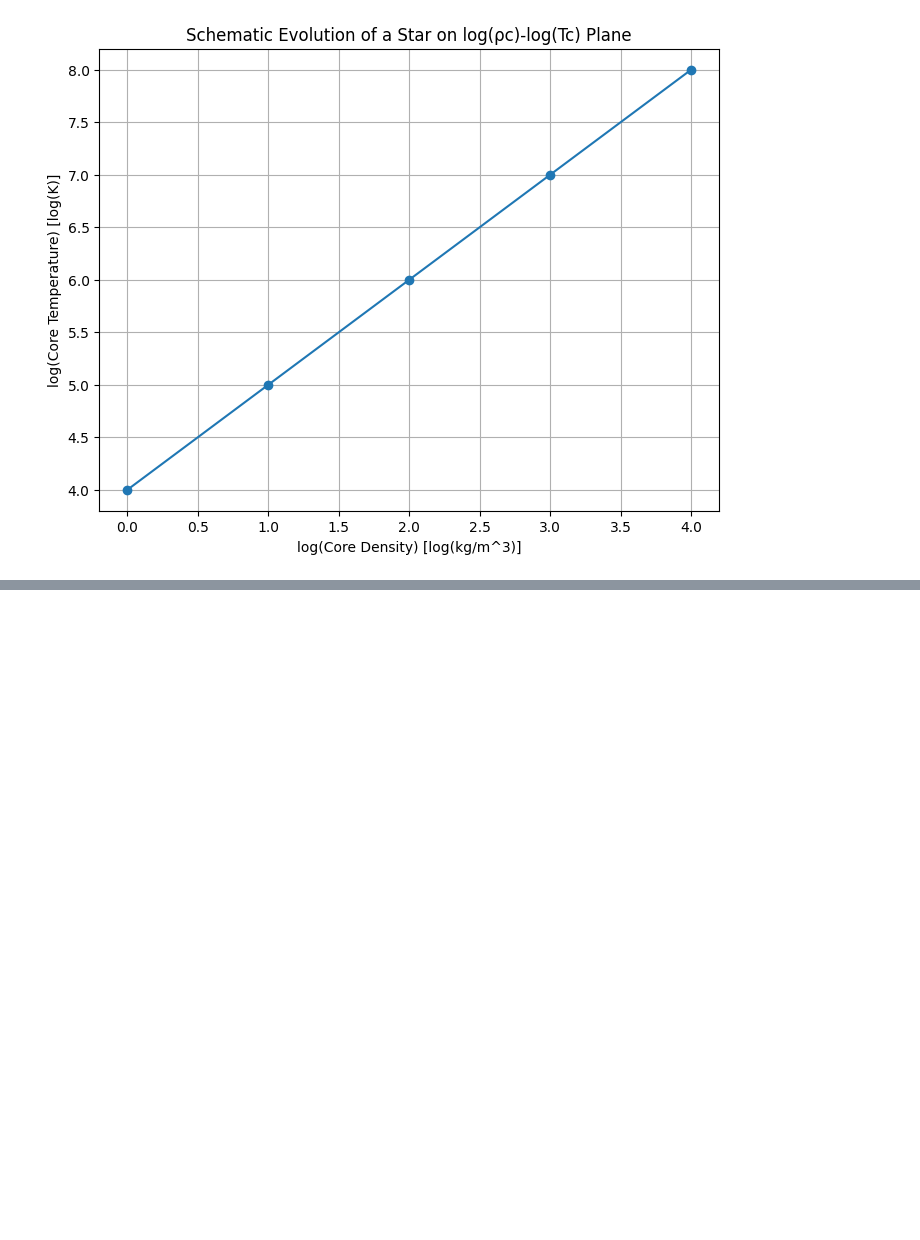
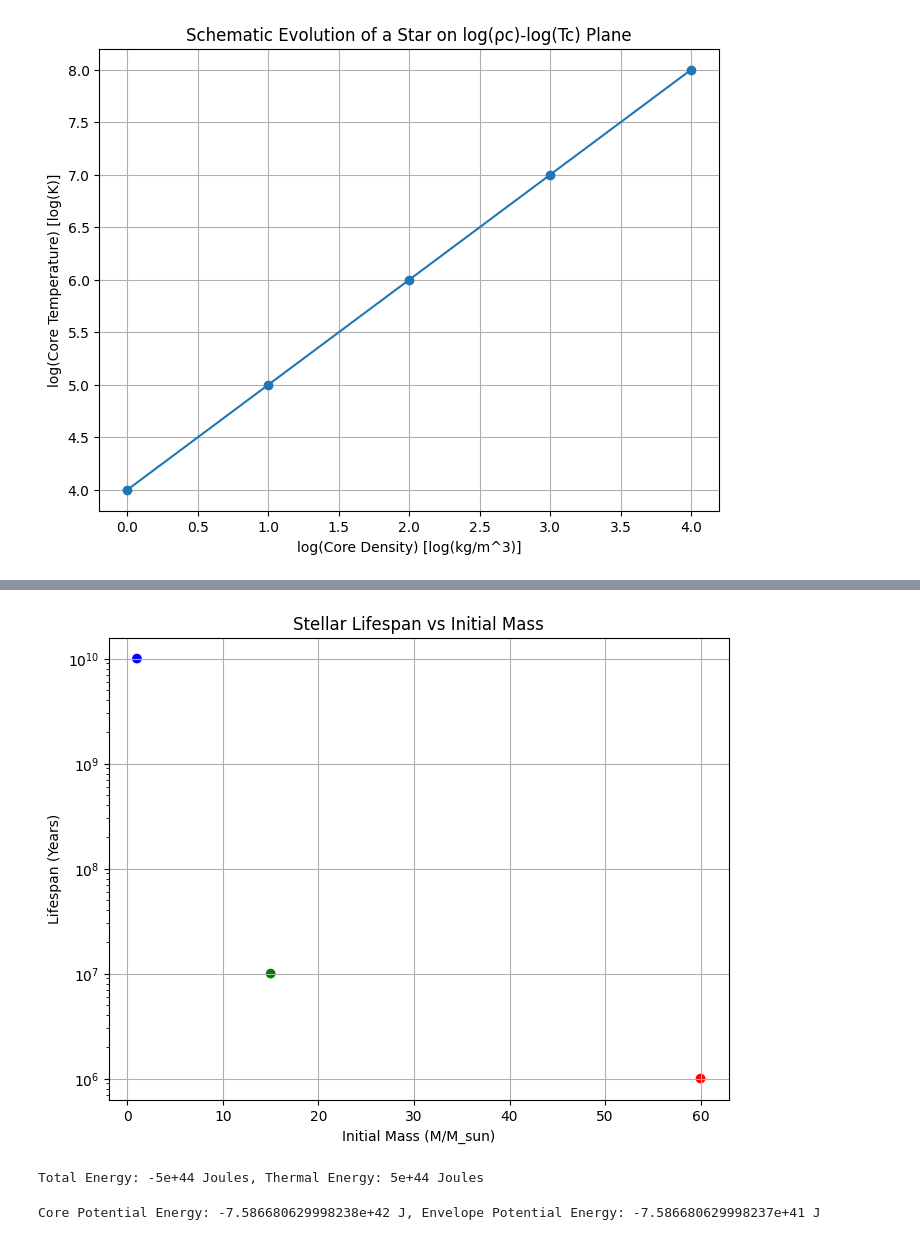
Before and after one commit to Fr4nc3/astrophysics-exercises, a Jupyter notebook: stellar/stellar.ipynb, the cells around one changed output, grey strips where cells are left out. Saved outputs shown, nothing was run; the diff lists cells and outputs as text; code cells hidden in the pictures; blank space fills up the shorter version.

```diff
--- a/stellar/stellar.ipynb
+++ b/stellar/stellar.ipynb
@@ -979,0 +1077,70 @@ plt.show()
+# %%
+import matplotlib.pyplot as plt
+
+# Sample data to represent the lifespan and path on the H-R diagram
+# Note: These are not accurate values and are used for illustrative purposes
+masses = [1, 15, 60]  # Solar masses
+lifespans = [10**10, 10**7, 10**6]  # Lifespans in years
+
+plt.figure(figsize=(8, 6))
+plt.scatter(masses, lifespans, color=['blue', 'green', 'red'])
+plt.xlabel('Initial Mass (M/M_sun)')
+plt.ylabel('Lifespan (Years)')
+plt.title('Stellar Lifespan vs Initial Mass')
+plt.yscale('log')  # Log scale for better visualization
+plt.grid(True)
+plt.show()
+# %% [output]
+[figure, added]
+# %%
+def calculate_total_energy(potential_energy):
+    """
+    Calculate the total energy of a star using the Virial Theorem.
+
+    :param potential_energy: Total potential energy (Ω)
+    :return: Total energy (Etot) and thermal energy (U)
+    """
+    thermal_energy = -0.5 * potential_energy  # U = -1/2 Ω
+    total_energy = -thermal_energy  # Etot = -U
+
+    return total_energy, thermal_energy
+
+# Example usage
+potential_energy = -1e45  # Example value for total potential energy in Joules
+total_energy, thermal_energy = calculate_total_energy(potential_energy)
+print(f"Total Energy: {total_energy} Joules, Thermal Energy: {thermal_energy} Joules")
+# %% [output]
+Total Energy: -5e+44 Joules, Thermal Energy: 5e+44 Joules
+# %%
+def estimate_potential_energies(M_core, M_env, R_star):
+    """
+    Estimate the potential energies of the core and envelope of a star.
+
+    :param M_core: Core mass (solar masses)
+    :param M_env: Envelope mass (solar masses)
+    :param R_star: Stellar radius (solar radii)
+    :return: Core and envelope potential energies
+    """
+    G = 6.67430e-11  # Gravitational constant in m^3/kg/s^2
+
+    # Convert solar masses and solar radii to SI units
+    M_core *= 1.98847e30  # kg
+    M_env *= 1.98847e30   # kg
+    R_star *= 6.957e8     # m
+
+    # Estimating potential energy of the core and envelope
+    # Simplified estimations based on the assumptions
+    Omega_core = -G * M_core**2 / R_star  # Potential energy of the core
+    Omega_env = -G * M_core * M_env / R_star  # Potential energy of the envelope
+
+    return Omega_core, Omega_env
+
+# Example usage
+M_core = 10  # Core mass in solar masses
+M_env = 1    # Envelope mass in solar masses
+R_star = 5   # Stellar radius in solar radii
+
+Omega_core, Omega_env = estimate_potential_energies(M_core, M_env, R_star)
+print(f"Core Potential Energy: {Omega_core} J, Envelope Potential Energy: {Omega_env} J")
+# %% [output]
+Core Potential Energy: -7.586680629998238e+42 J, Envelope Potential Energy: -7.586680629998237e+41 J
```
Also changed, not shown: parts of 22 cells of this notebook.
